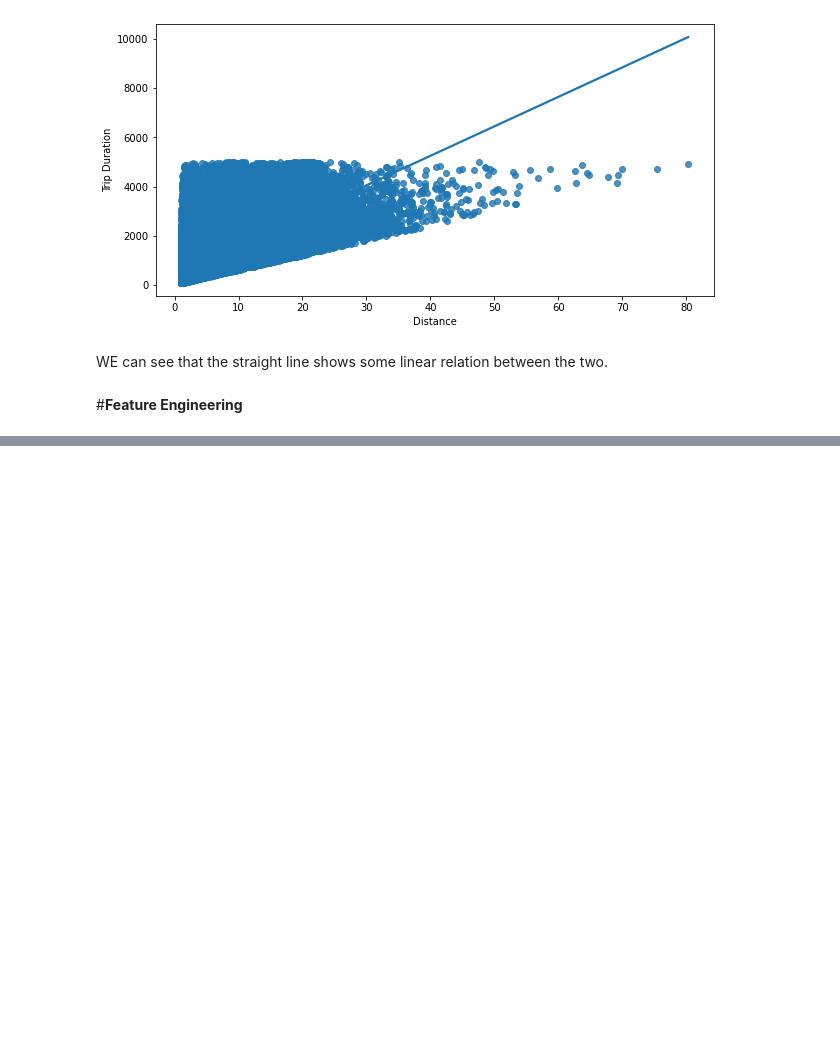
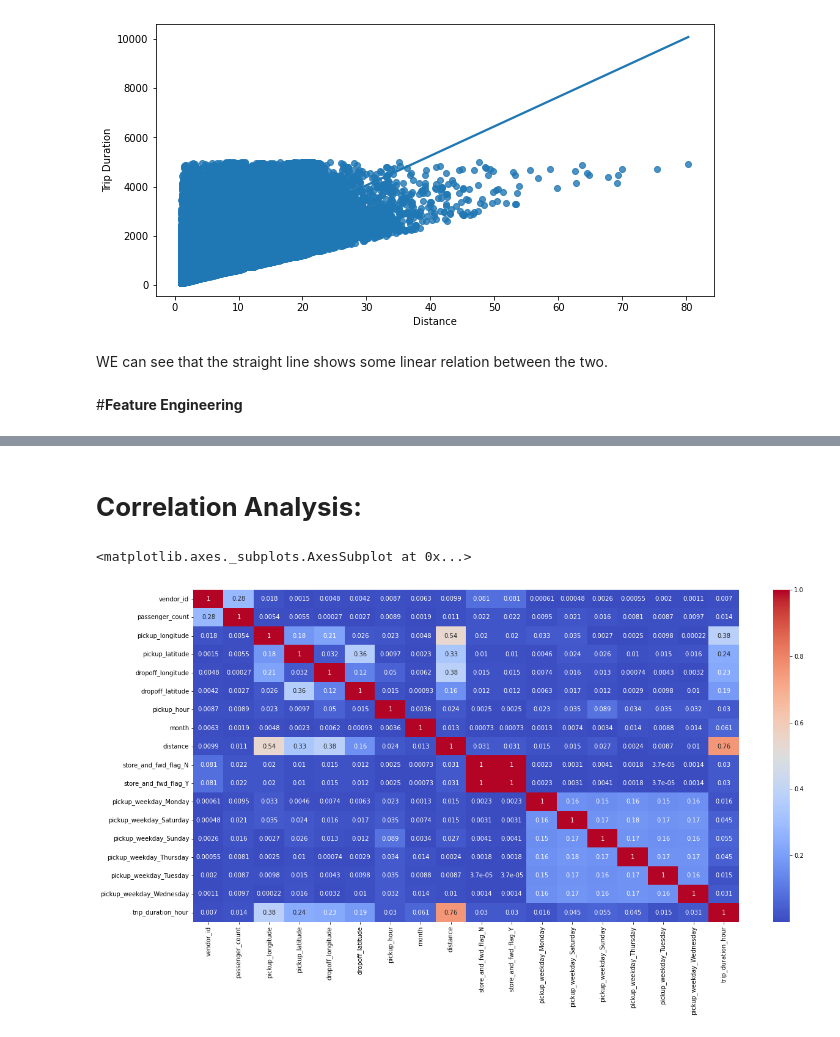
Before and after one commit to SwenFereira/NYC-Taxi-Trip-Time-Prediction---Capstone-Project, a Jupyter notebook: Final_NYC_Taxi_Trip_Time_Prediction_Capstone_Project.ipynb, the cells around one changed output, grey strips where cells are left out. Cells and saved outputs as stored; diff of their text form; code cells hidden in the pictures; blank space fills up the shorter version.

```diff
--- a/Final_NYC_Taxi_Trip_Time_Prediction_Capstone_Project.ipynb
+++ b/Final_NYC_Taxi_Trip_Time_Prediction_Capstone_Project.ipynb
@@ -774,0 +788,6 @@ WE can see that the straight line shows some linear relation between the two.
+# %%
+dummy = pd.get_dummies(data.store_and_fwd_flag, prefix='store_and_fwd_flag')
+data = pd.concat([data,dummy], axis = 1)
+
+dummy = pd.get_dummies(data.pickup_weekday, prefix='pickup_weekday', drop_first=True)
+data = pd.concat([data,dummy], axis = 1,)
@@ -774,0 +796,2 @@ WE can see that the straight line shows some linear relation between the two.
+# %%
+data['trip_duration_hour']=data['trip_duration']/3600
@@ -774,0 +810,3 @@ WE can see that the straight line shows some linear relation between the two.
+# %%
+data=data.drop(['id','pickup_datetime', 'dropoff_datetime', 'store_and_fwd_flag', 'pickup_weekday', 'dropoff_weekday', 'pickup_weekday_num', 'pickup_timeofday', 'trip_duration', 'speed'], axis=1)
+data.head()
@@ -774,0 +866,9 @@ WE can see that the straight line shows some linear relation between the two.
+# %% [markdown]
+# **Correlation Analysis:**
+# %%
+plt.figure (figsize= (20,10))
+corelation= data.corr()
+sns.heatmap(abs(corelation), annot=True, cmap='coolwarm')
+# %% [output]
+<matplotlib.axes._subplots.AxesSubplot at 0x...>
+[figure, added]
```
Also changed, not shown: parts of 18 cells of this notebook.
